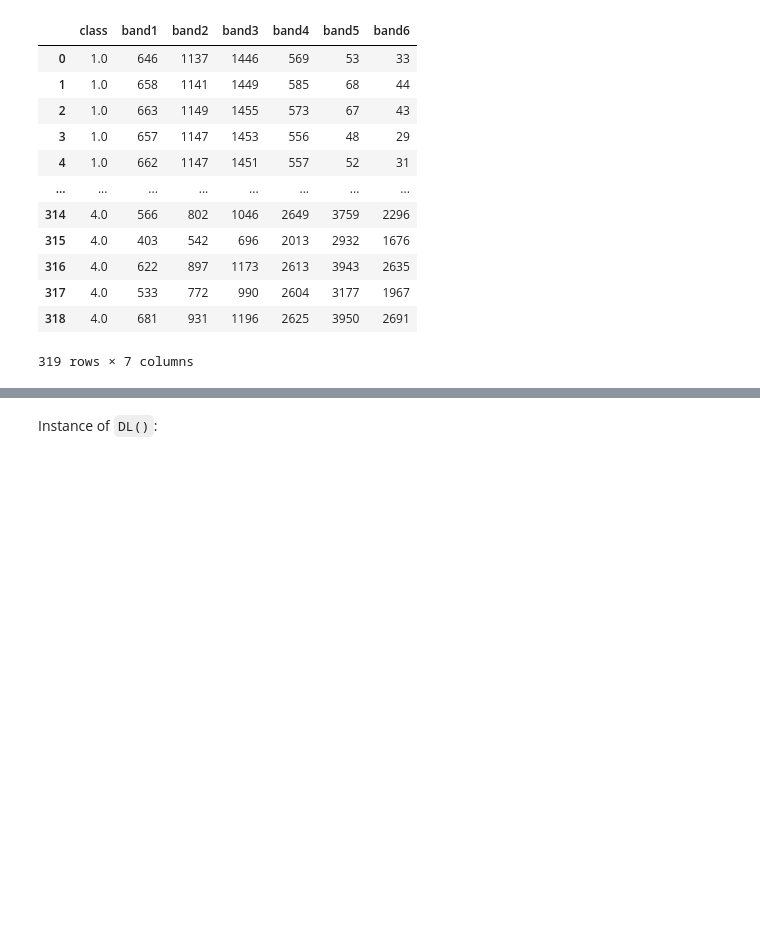
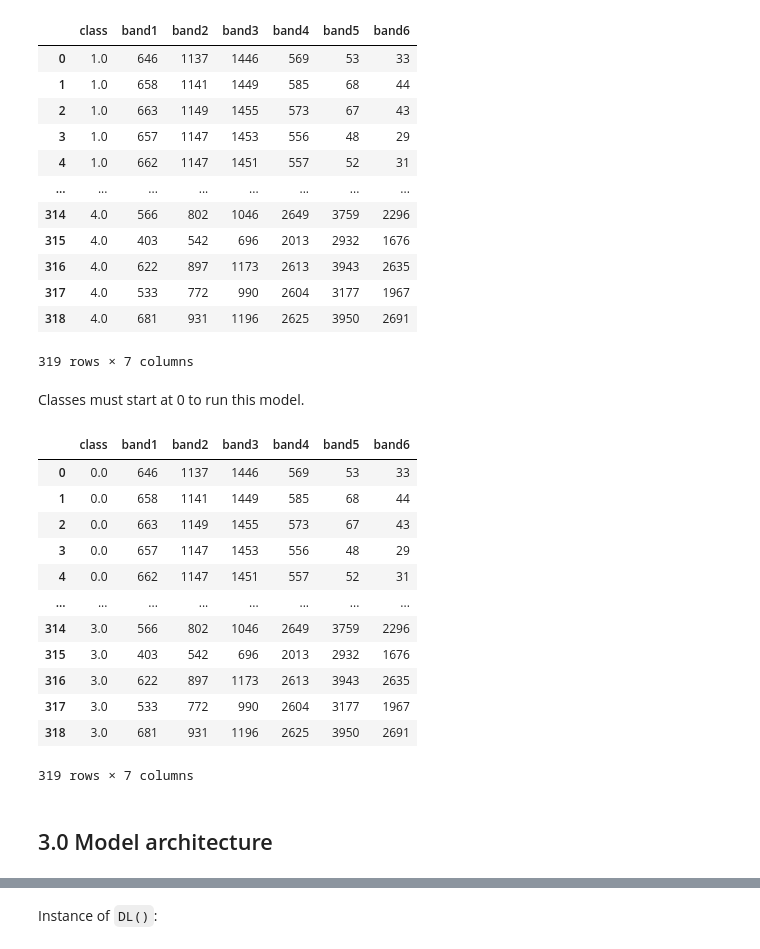
Before and after one commit to yotarazona/scikit-eo, a Jupyter notebook: examples/11_Deep_Learning_Classification_FullyConnected.ipynb, the cells around one changed output, grey strips where cells are left out. Cells and saved outputs as stored; diff of their text form; code cells hidden in the pictures; blank space fills up the shorter version.

```diff
--- a/examples/11_Deep_Learning_Classification_FullyConnected.ipynb
+++ b/examples/11_Deep_Learning_Classification_FullyConnected.ipynb
@@ -107,3 +113,24 @@ endm
 | 317 | 4.0 | 533 | 772 | 990 | 2604 | 3177 | 1967 |
 | 318 | 4.0 | 681 | 931 | 1196 | 2625 | 3950 | 2691 |
 319 rows × 7 columns
+# %% [markdown]
+Classes must start at 0 to run this model.
+# %%
+endm['class'] = endm['class'] - 1
+endm
+# %% [output]
+|  | class | band1 | band2 | band3 | band4 | band5 | band6 |
+| 0 | 0.0 | 646 | 1137 | 1446 | 569 | 53 | 33 |
+| 1 | 0.0 | 658 | 1141 | 1449 | 585 | 68 | 44 |
+| 2 | 0.0 | 663 | 1149 | 1455 | 573 | 67 | 43 |
+| 3 | 0.0 | 657 | 1147 | 1453 | 556 | 48 | 29 |
+| 4 | 0.0 | 662 | 1147 | 1451 | 557 | 52 | 31 |
+| ... | ... | ... | ... | ... | ... | ... | ... |
+| 314 | 3.0 | 566 | 802 | 1046 | 2649 | 3759 | 2296 |
+| 315 | 3.0 | 403 | 542 | 696 | 2013 | 2932 | 1676 |
+| 316 | 3.0 | 622 | 897 | 1173 | 2613 | 3943 | 2635 |
+| 317 | 3.0 | 533 | 772 | 990 | 2604 | 3177 | 1967 |
+| 318 | 3.0 | 681 | 931 | 1196 | 2625 | 3950 | 2691 |
+319 rows × 7 columns
+# %% [markdown]
+## 3.0 Model architecture
```
Also changed, not shown: parts of 13 cells of this notebook.
